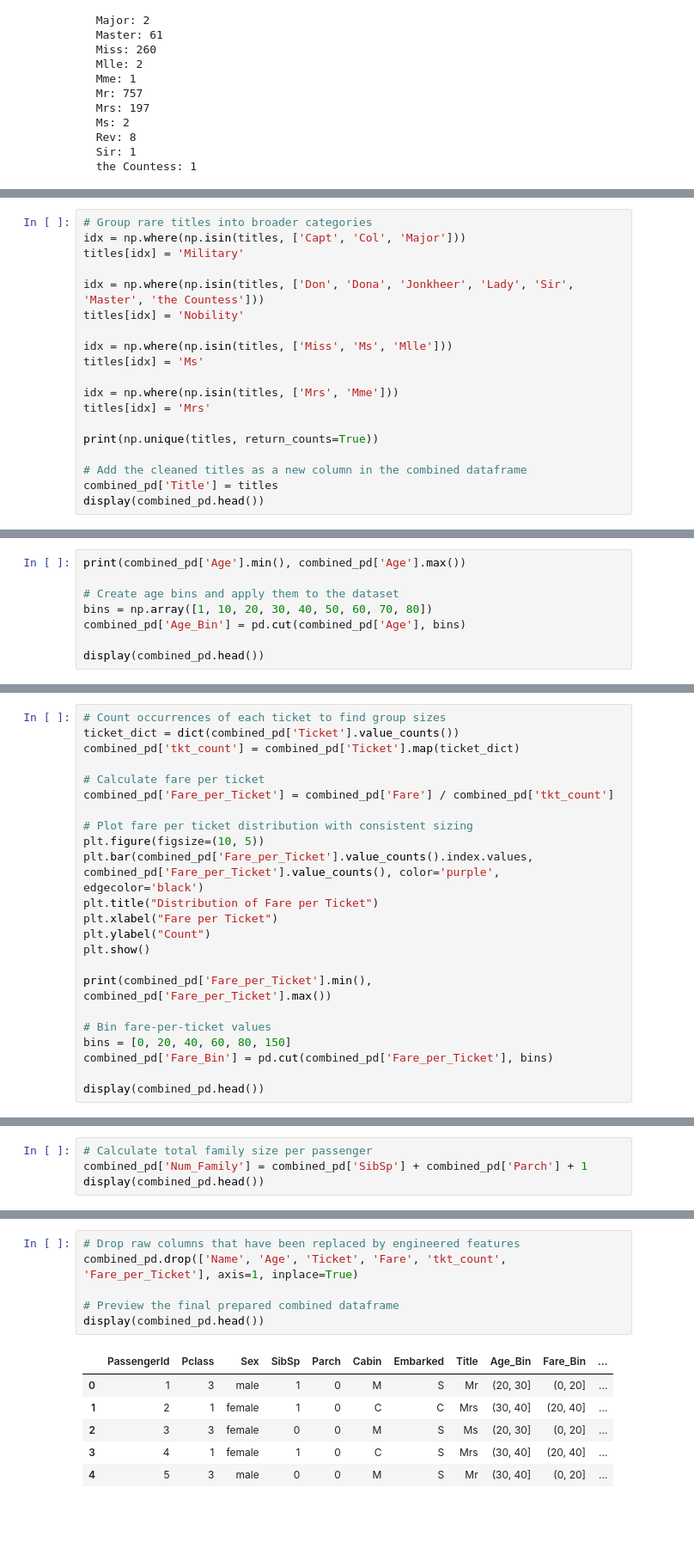
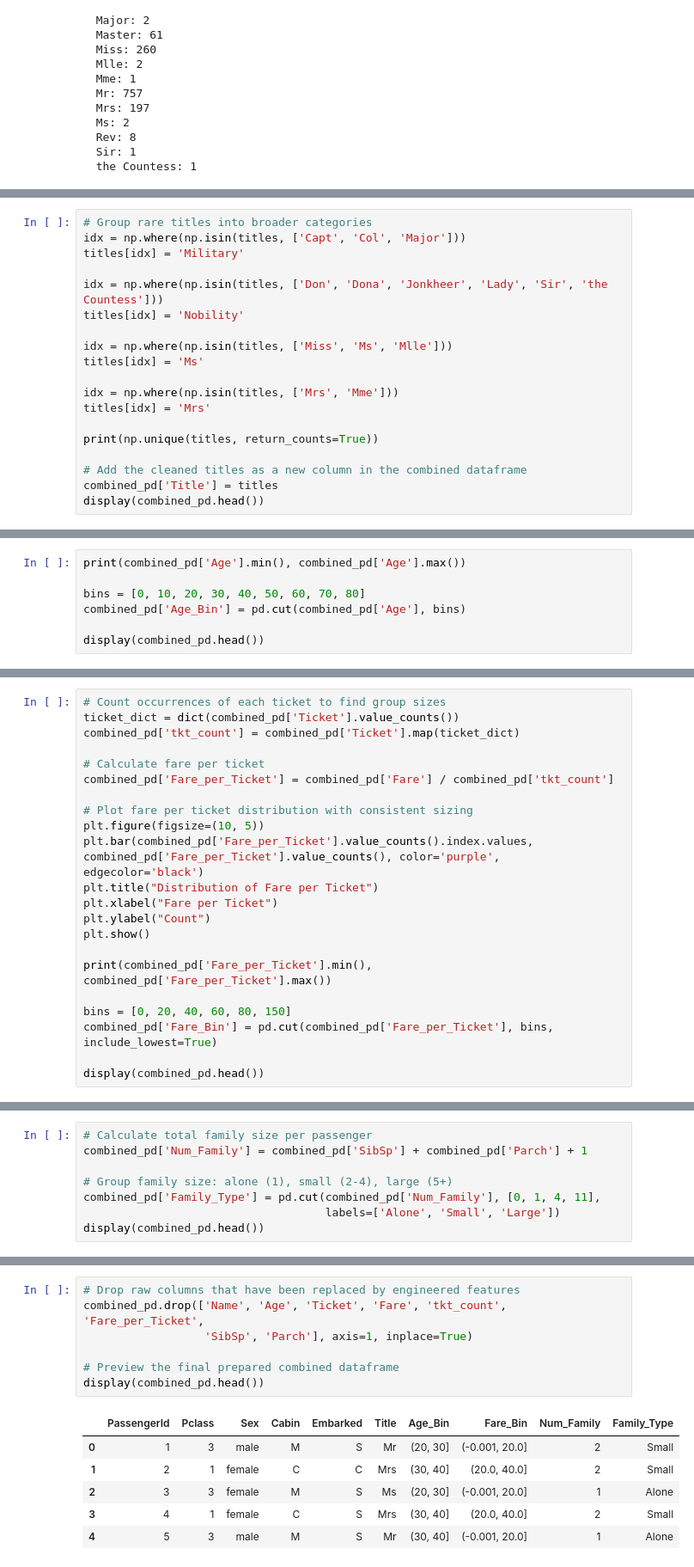
Before and after one commit to AlbertBechar/titanic-problem, a Jupyter notebook: titanic_final.ipynb, the cells around one changed output, grey strips where cells are left out. Shown at 86% size. Drawn from its saved outputs; the diff is of its cells as text; blank space fills up the shorter version.

```diff
--- a/titanic.ipynb
+++ b/titanic_final.ipynb
@@ -300,7 +306,7 @@ To reduce cardinality and improve machine learning model stability, we group rar
 idx = np.where(np.isin(titles, ['Capt', 'Col', 'Major']))
 titles[idx] = 'Military'
 
-idx = np.where(np.isin(titles, ['Don', 'Dona', 'Jonkheer', 'Lady', 'Sir', 'Master', 'the Countess']))
+idx = np.where(np.isin(titles, ['Don', 'Dona', 'Jonkheer', 'Lady', 'Sir', 'the Countess']))
 titles[idx] = 'Nobility'
 
 idx = np.where(np.isin(titles, ['Miss', 'Ms', 'Mlle']))
@@ -329,8 +335,7 @@ We convert continuous age values into categorical age brackets to help tree-base
 # %%
 print(combined_pd['Age'].min(), combined_pd['Age'].max())
 
-# Create age bins and apply them to the dataset
-bins = np.array([1, 10, 20, 30, 40, 50, 60, 70, 80])
+bins = [0, 10, 20, 30, 40, 50, 60, 70, 80]
 combined_pd['Age_Bin'] = pd.cut(combined_pd['Age'], bins)
 
 display(combined_pd.head())
@@ -363,9 +368,8 @@ plt.show()
 
 print(combined_pd['Fare_per_Ticket'].min(), combined_pd['Fare_per_Ticket'].max())
 
-# Bin fare-per-ticket values
 bins = [0, 20, 40, 60, 80, 150]
-combined_pd['Fare_Bin'] = pd.cut(combined_pd['Fare_per_Ticket'], bins)
+combined_pd['Fare_Bin'] = pd.cut(combined_pd['Fare_per_Ticket'], bins, include_lowest=True)
 
 display(combined_pd.head())
 # %% [output]
@@ -383,6 +387,10 @@ We combine siblings/spouses (`SibSp`) and parents/children (`Parch`) plus the pa
 # %%
 # Calculate total family size per passenger
 combined_pd['Num_Family'] = combined_pd['SibSp'] + combined_pd['Parch'] + 1
+
+# Group family size: alone (1), small (2-4), large (5+)
+combined_pd['Family_Type'] = pd.cut(combined_pd['Num_Family'], [0, 1, 4, 11],
+                                    labels=['Alone', 'Small', 'Large'])
 display(combined_pd.head())
 # %% [output]
 |  | PassengerId | Pclass | Name | Sex | Age | SibSp | Parch | Ticket | Fare | Cabin | ... |
@@ -397,13 +405,14 @@ Now that we have successfully extracted all relevant features (Titles, Age Bins,
 # %%
 # Drop raw columns that have been replaced by engineered features
-combined_pd.drop(['Name', 'Age', 'Ticket', 'Fare', 'tkt_count', 'Fare_per_Ticket'], axis=1, inplace=True)
+combined_pd.drop(['Name', 'Age', 'Ticket', 'Fare', 'tkt_count', 'Fare_per_Ticket',
+                  'SibSp', 'Parch'], axis=1, inplace=True)
 
 # Preview the final prepared combined dataframe
 display(combined_pd.head())
 # %% [output]
-|  | PassengerId | Pclass | Sex | SibSp | Parch | Cabin | Embarked | Title | Age_Bin | Fare_Bin | ... |
-| 0 | 1 | 3 | male | 1 | 0 | M | S | Mr | (20, 30] | (0, 20] | ... |
-| 1 | 2 | 1 | female | 1 | 0 | C | C | Mrs | (30, 40] | (20, 40] | ... |
-| 2 | 3 | 3 | female | 0 | 0 | M | S | Ms | (20, 30] | (0, 20] | ... |
-| 3 | 4 | 1 | female | 1 | 0 | C | S | Mrs | (30, 40] | (20, 40] | ... |
-| 4 | 5 | 3 | male | 0 | 0 | M | S | Mr | (30, 40] | (0, 20] | ... |
+|  | PassengerId | Pclass | Sex | Cabin | Embarked | Title | Age_Bin | Fare_Bin | Num_Family | Family_Type |
+| 0 | 1 | 3 | male | M | S | Mr | (20, 30] | (-0.001, 20.0] | 2 | Small |
+| 1 | 2 | 1 | female | C | C | Mrs | (30, 40] | (20.0, 40.0] | 2 | Small |
+| 2 | 3 | 3 | female | M | S | Ms | (20, 30] | (-0.001, 20.0] | 1 | Alone |
+| 3 | 4 | 1 | female | C | S | Mrs | (30, 40] | (20.0, 40.0] | 2 | Small |
+| 4 | 5 | 3 | male | M | S | Mr | (30, 40] | (-0.001, 20.0] | 1 | Alone |
```
Also changed, not shown: parts of 36 cells of this notebook, 4 other files.
